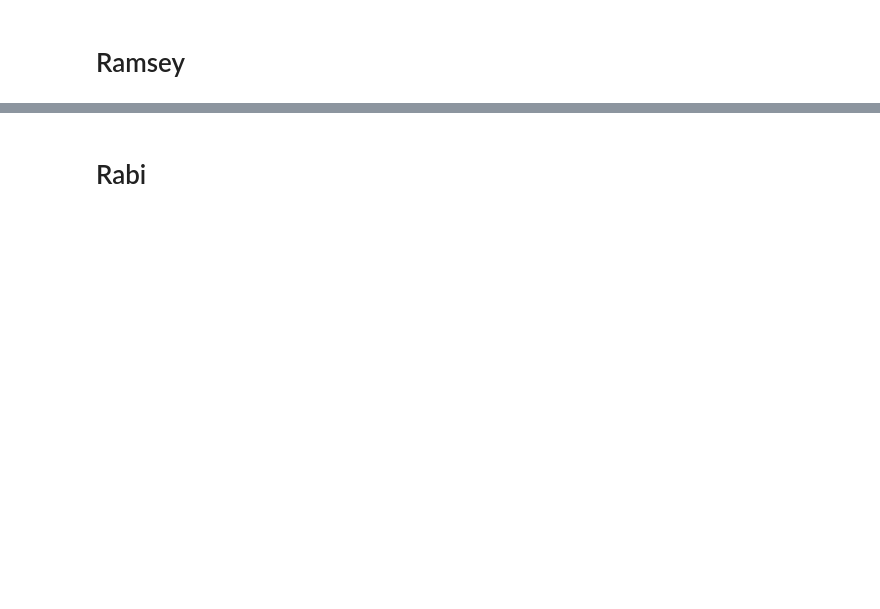
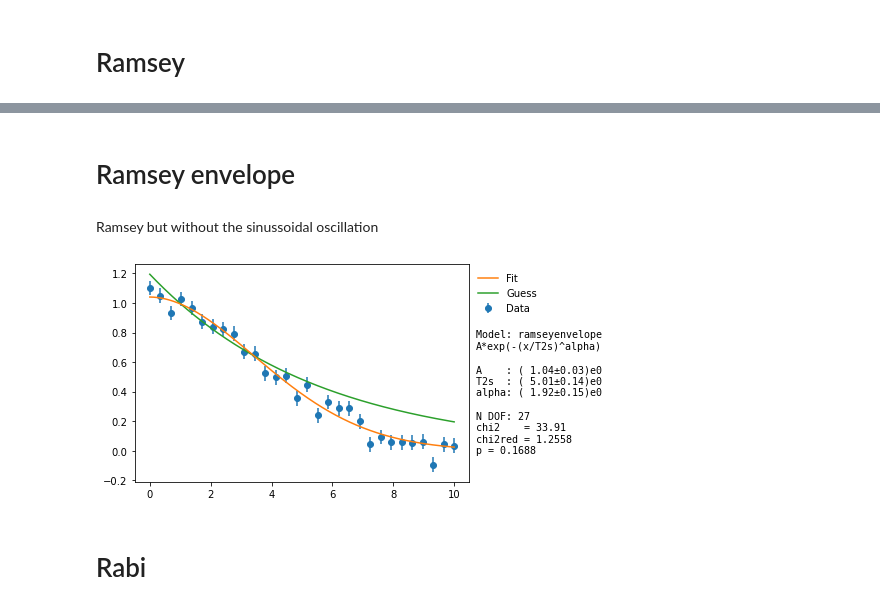
Before and after one commit to M-Hayhurst/lazyfit, a Jupyter notebook: example_notebooks/model_catalog.ipynb, the cells around one changed output, grey strips where cells are left out. Saved outputs shown, nothing was run; the diff lists cells and outputs as text; code cells hidden in the pictures; blank space fills up the shorter version.

```diff
--- a/example_notebooks/model_catalog.ipynb
+++ b/example_notebooks/model_catalog.ipynb
@@ -196,0 +197,4 @@ fig = fit_ramsey.plot(N=400, plot_guess=True)
+# %% [markdown]
+# Ramsey envelope
+# %% [markdown]
+Ramsey but without the sinussoidal oscillation
@@ -197,3 +211,8 @@ fig = fit_ramsey.plot(N=400, plot_guess=True)
+# %%
+fit_ramsey = lazyfit.fit('ramseyenvelope', x, y_noise, dy=0.05)
+fig = fit_ramsey.plot(N=400, plot_guess=True)
+# %% [output]
+[figure, added]
 # %% [markdown]
 # Rabi
 # %%
```
Also changed, not shown: parts of 25 cells of this notebook, 1 other file.
